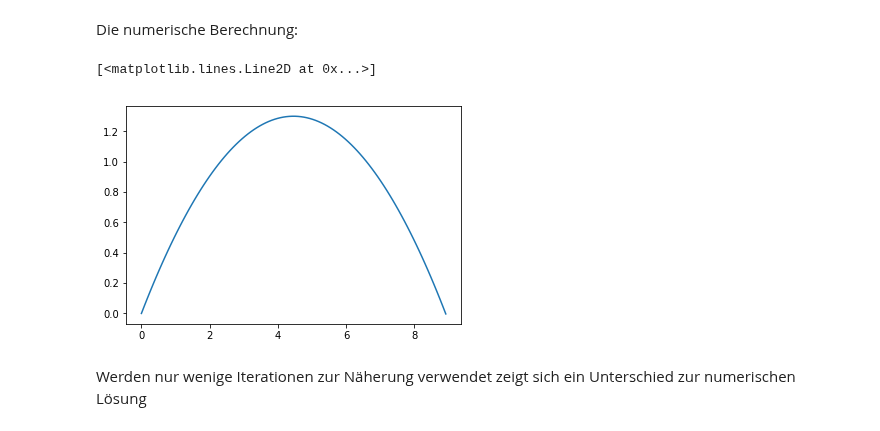
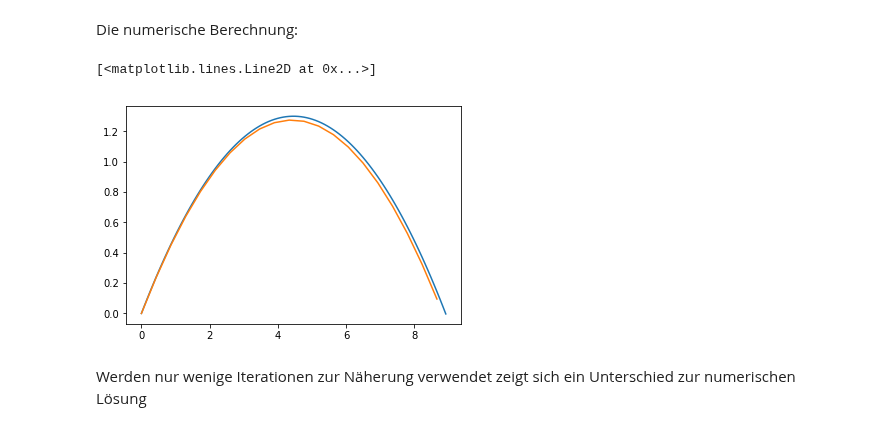
Before and after one commit to darenegade/modellbildung, a Jupyter notebook: Aufgabe2/Aufgabe2a.ipynb, the cells around one changed output. Cells and saved outputs as stored; diff of their text form; code cells hidden in the pictures.

```diff
--- a/Aufgabe2/Aufgabe2a.ipynb
+++ b/Aufgabe2/Aufgabe2a.ipynb
@@ -123,26 +123,27 @@ Die numerische Berechnung:
 # %%
 v0 = 10
 omega = 30
 u1=[v0*math.cos(math.radians(omega))]
 u2=[v0*math.sin(math.radians(omega))]
 u3=[0]
 u4=[0]
 
 dt = 0.01
 while u4[-1]  >= 0: #Rechnen bis der erste y-Wert unterhalb von 0 liegt => Boden berührt
     du1=0
     du2=-g
     du3=u1[-1]
     du4=u2[-1]
     u1.append(u1[-1] + du1 * dt)
     u2.append(u2[-1] + du2 * dt)
     u3.append(u3[-1] + du3 * dt)
     u4.append(u4[-1] + du4 * dt)
 
 plt.plot(u3, u4)
+plt.plot([fx(t, v0_1, omega_1) for t in np.arange(0, 1.03, 0.05)], [fy(t, v0_1, omega_1) for t in np.arange(0, 1.03, 0.05)])
 # %% [output]
 [<matplotlib.lines.Line2D at 0x...>]
-[figure, old version]
+[figure, new version]
 # %% [markdown]
 Werden nur wenige Iterationen zur Näherung verwendet zeigt sich ein Unterschied zur numerischen Lösung
 # %%
```
Also changed, not shown: 1 other file.
